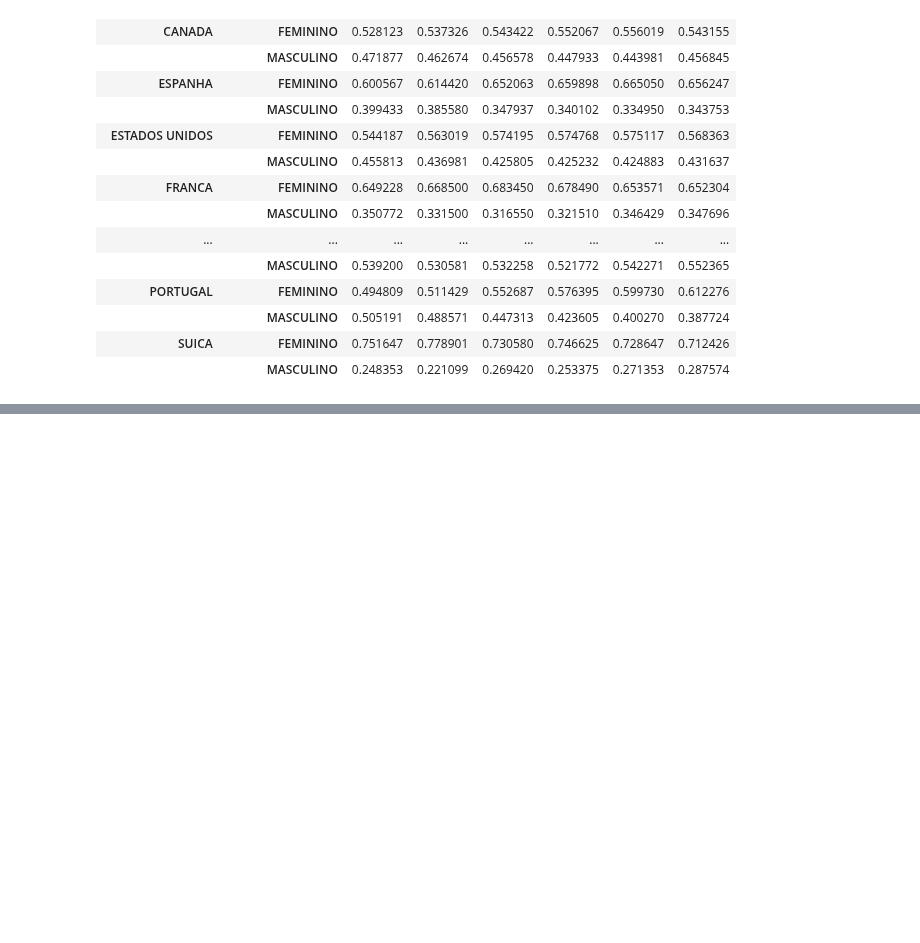
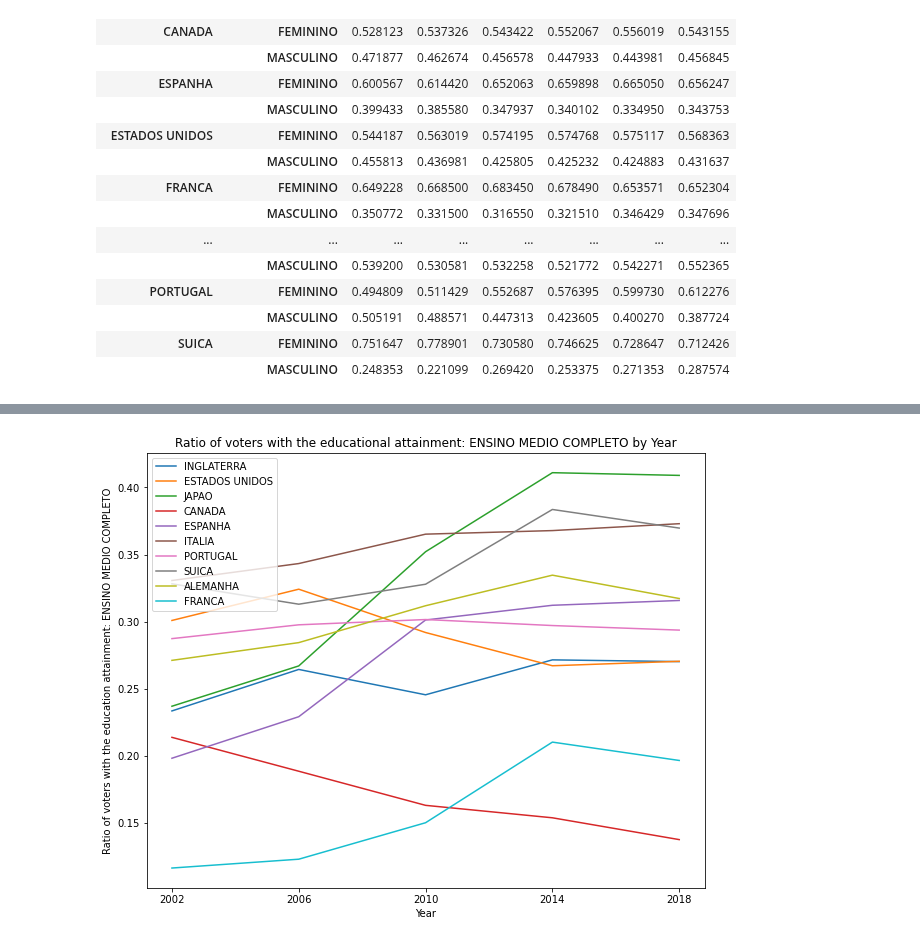
Before and after one commit to BU-Spark/ds-boston-bpda-br-election, a Jupyter notebook: TEAM1/src/electorate_location.ipynb, the cells around one changed output, grey strips where cells are left out. Cells and saved outputs as stored; diff of their text form; code cells hidden in the pictures; blank space fills up the shorter version.

```diff
--- a/TEAM1/src/electorate_location.ipynb
+++ b/TEAM1/src/electorate_location.ipynb
@@ -732,0 +808,4 @@ top_10_countries_gender_ratios_by_year
+# %%
+plot_education_by_country(top_10, "ENSINO MEDIO COMPLETO")
+# %% [output]
+[figure, added]
```
Also changed, not shown: parts of 11 cells of this notebook.
